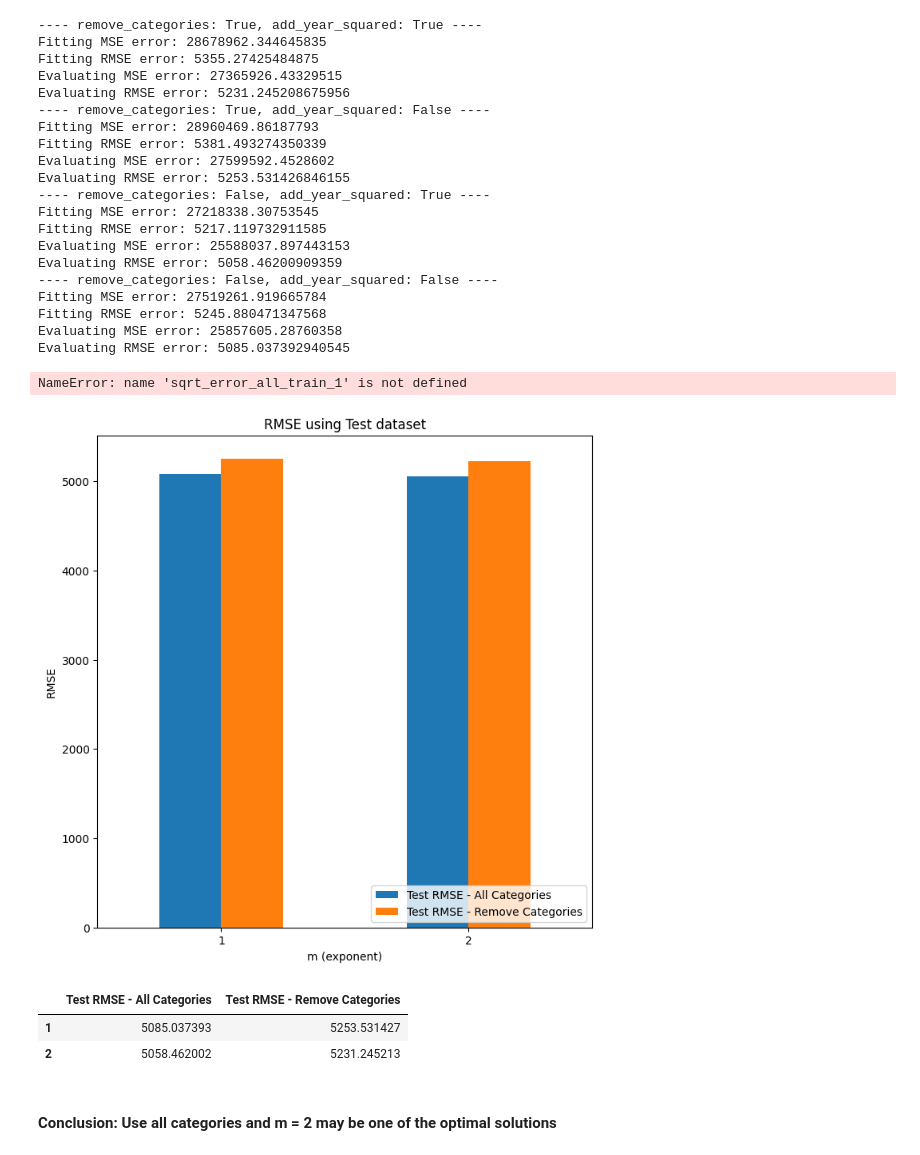
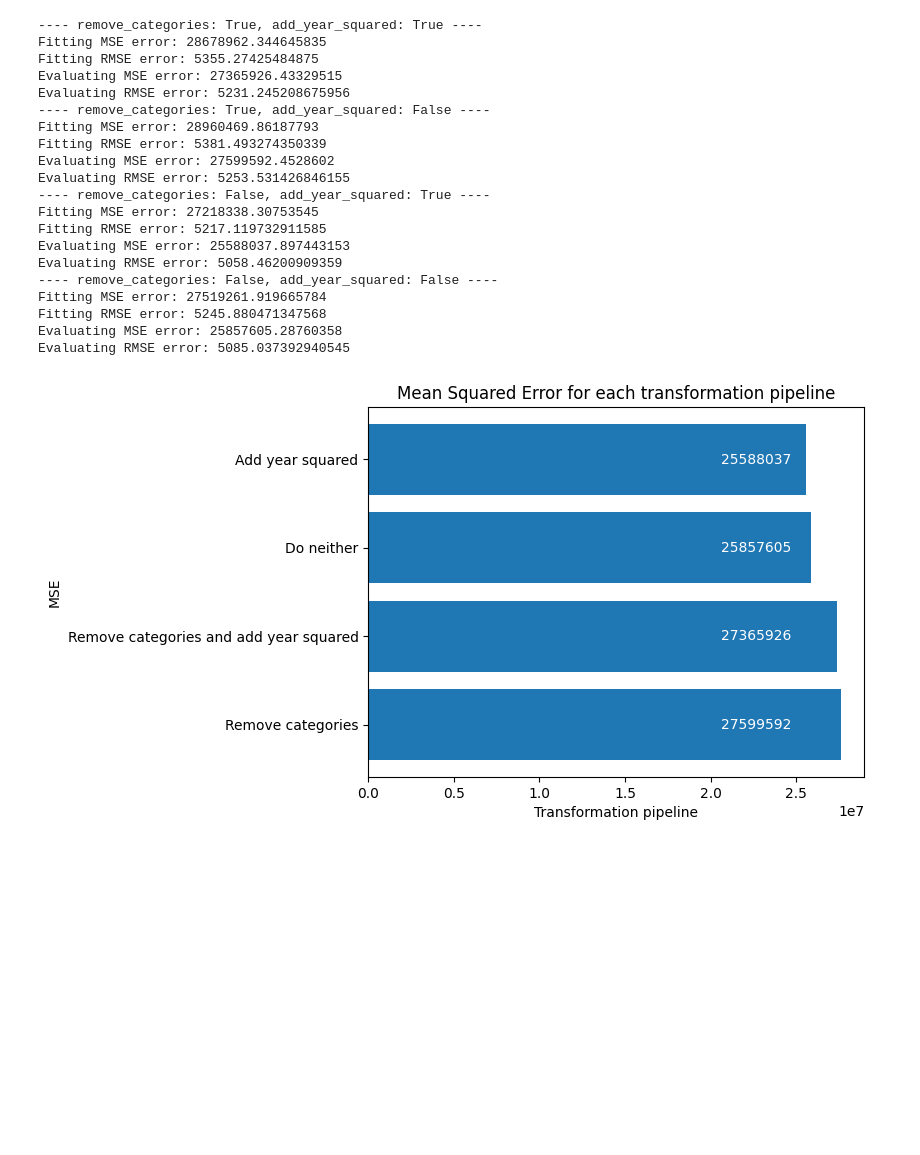
Before and after one commit to DaviGiordano/Multivariate-Linear-Regression-Car-Prices, a Jupyter notebook: MD-car-price-pred.ipynb, the cells around one changed output. Saved outputs shown, nothing was run; the diff lists cells and outputs as text; code cells hidden in the pictures; blank space fills up the shorter version.

Commit message:
Add: error graph

```diff
--- a/MD-car-price-pred.ipynb
+++ b/MD-car-price-pred.ipynb
@@ -78,10 +78,12 @@ def regression(X: np.ndarray, d: np.ndarray) -> Tuple[np.ndarray, np.ndarray]:
 # %%
 are_cat_removed_vals = [True, False]
 is_year_squared_vals = [True, False]
+mse = [0, 0, 0, 0]
 # %%
 v_clean_train = pd.read_csv("./vehicles_cleaned_train.csv")
 v_clean_test = pd.read_csv("./vehicles_cleaned_test.csv")
 # %%
+i = 0
 for are_cat_removed_val in are_cat_removed_vals:
     for is_year_squared_val in is_year_squared_vals:
         print(f"---- remove_categories: {are_cat_removed_val}, add_year_squared: {is_year_squared_val} ----")
@@ -102,6 +104,8 @@ for are_cat_removed_val in are_cat_removed_vals:
         prices_prediction = X_test @ wo
         print(f"Evaluating MSE error: {np.mean((prices_prediction - d_test)**2)}")
         print(f"Evaluating RMSE error: {np.sqrt(np.mean((prices_prediction - d_test)**2))}")
+        mse[i] = np.mean((prices_prediction - d_test)**2)
+        i += 1
 # %% [output]
 ---- remove_categories: True, add_year_squared: True ----
 Fitting MSE error: 28678962.344645835
@@ -123,36 +127,24 @@ Fitting MSE error: 27519261.919665784
 Fitting RMSE error: 5245.880471347568
 Evaluating MSE error: 25857605.28760358
 Evaluating RMSE error: 5085.037392940545
-# %%
-sqrt_error_all_train = [sqrt_error_all_train_1, sqrt_error_all_train_2]
-sqrt_error_train = [sqrt_error_train_1, sqrt_error_train_2]
-index = [1, 2]
-sqrt_error_df = pd.DataFrame({'Train RMSE - All Categories' : sqrt_error_all_train, 'Train RMSE - Remove Categories' : sqrt_error_train}, index = index)
-ax = sqrt_error_df.plot.bar(rot=0, figsize = (8,8), legend = False)
-plt.ylabel('RMSE')
-plt.xlabel('m (exponent)')
-plt.title('RMSE using Test dataset')
-plt.legend(loc = 'lower right')
-plt.show()
-display(sqrt_error_df)
-# %% [output]
-NameError: name 'sqrt_error_all_train_1' is not defined
-# %%
-sqrt_error_all_test = [sqrt_error_all_test_1, sqrt_error_all_test_2]
-sqrt_error_test = [sqrt_error_test_1, sqrt_error_test_2]
-index = [1, 2]
-sqrt_error_df = pd.DataFrame({'Test RMSE - All Categories' : sqrt_error_all_test, 'Test RMSE - Remove Categories' : sqrt_error_test}, index = index)
-ax = sqrt_error_df.plot.bar(rot=0, figsize = (8,8), legend = False)
-plt.ylabel('RMSE')
-plt.xlabel('m (exponent)')
-plt.title('RMSE using Test dataset')
-plt.legend(loc = 'lower right')
-plt.show()
-display(sqrt_error_df)
-# %% [output]
-[figure, removed]
-|  | Test RMSE - All Categories | Test RMSE - Remove Categories |
-| 1 | 5085.037393 | 5253.531427 |
-| 2 | 5058.462002 | 5231.245213 |
-# %% [markdown]
-<h4>Conclusion: Use all categories and m = 2 may be one of the optimal solutions</h4>
+# %%
+error_legend = ['Remove categories and add year squared',
+                'Remove categories',
+                'Add year squared',
+                'Do neither'
+                ]
+sorted_error = sorted(zip(mse, error_legend), reverse=True)
+sorted_mse, sorted_legend = zip(*sorted_error)
+plt.barh(sorted_legend, sorted_mse)
+
+plt.text(sorted_mse[0]-0.7e7, 'Add year squared', str(int(sorted_mse[3])), va='center', color='white')
+plt.text(sorted_mse[0]-0.7e7, 'Do neither', str(int(sorted_mse[2])), va='center', color='white')
+plt.text(sorted_mse[0]-0.7e7, 'Remove categories and add year squared', str(int(sorted_mse[1])), va='center', color='white')
+plt.text(sorted_mse[0]-0.7e7, 'Remove categories', str(int(sorted_mse[0])), va='center', color='white')
+
+plt.title('Mean Squared Error for each transformation pipeline')
+plt.xlabel('Transformation pipeline')
+plt.ylabel('MSE')
+plt.show()
+# %% [output]
+[figure, added]
```
